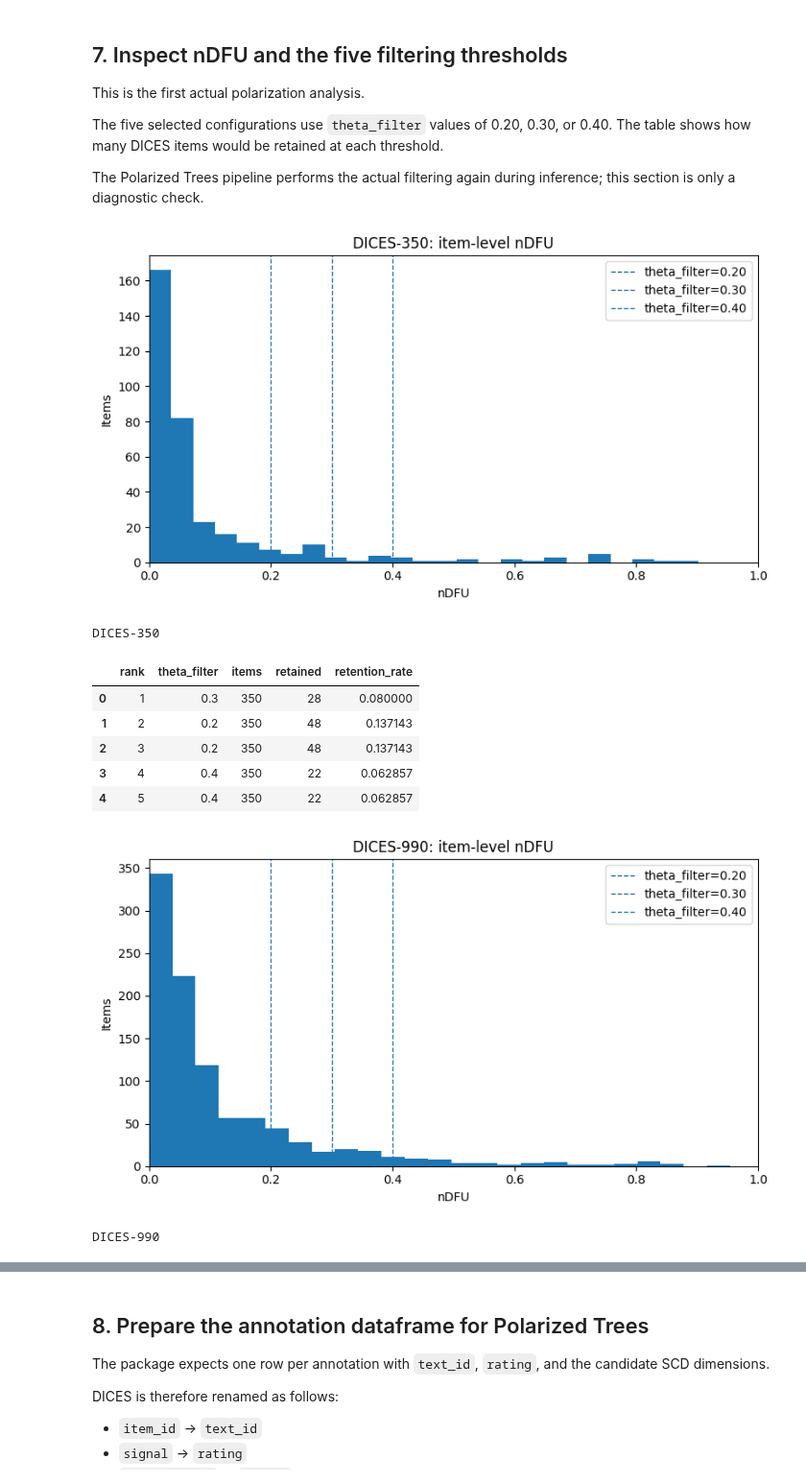
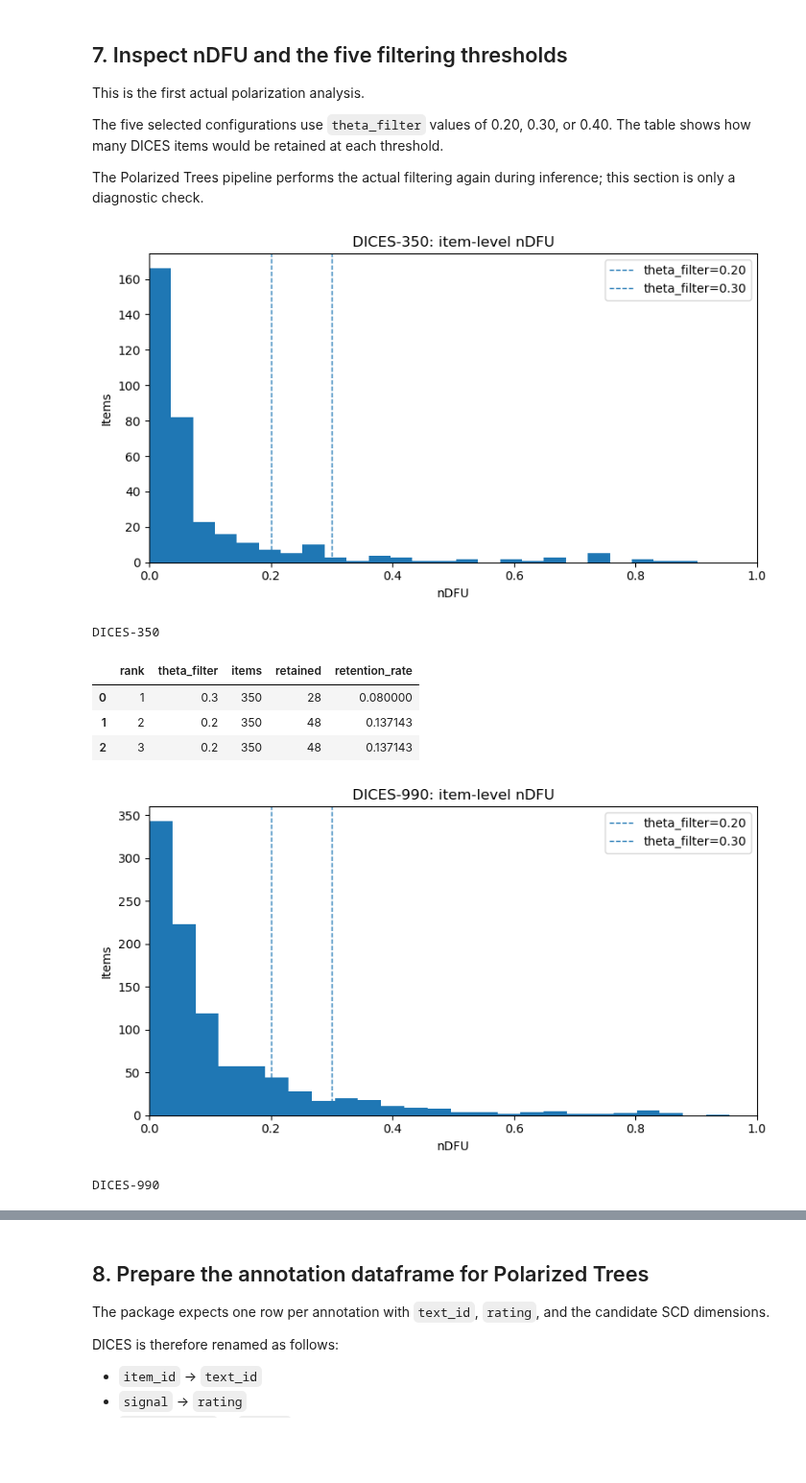
Before and after one commit to Swkratis210204/polartox, a Jupyter notebook: Dices/DICES_polarized_trees_end_to_end.ipynb, the cells around one changed output, grey strips where cells are left out. Shown at 96% size. Cells and saved outputs as stored; diff of their text form; code cells hidden in the pictures; blank space fills up the shorter version.

Commit message:
updated the dices notebook

```diff
--- a/Dices/DICES_polarized_trees_end_to_end.ipynb
+++ b/Dices/DICES_polarized_trees_end_to_end.ipynb
@@ -169,8 +175,8 @@ Change only the two paths below.
 # 2. LOAD DICES DATA
 # ============================================================
 
-DICES_350_PATH = Path("DICES_350.csv")
-DICES_990_PATH = Path("DICES_990.csv")
+DICES_350_PATH = Path("../../DICES_350.csv")
+DICES_990_PATH = Path("../../DICES_990.csv")
 
 df_350 = pd.read_csv(DICES_350_PATH)
 df_990 = pd.read_csv(DICES_990_PATH)
@@ -307,12 +341,13 @@ DICES-990: (45379, 9)
 # 3. VALIDATION AND DATASET SUMMARY
 # ============================================================
 
-ANALYSIS_COLUMNS = SCD_DIMS + ["Q3_bias_overall"]
-
 for name, df in [("DICES-350", df_350), ("DICES-990", df_990)]:
 
+    metric = METRIC_COLUMNS[name]
+    ANALYSIS_COLUMNS = SCD_DIMS + [metric]
+
     print("=" * 70)
-    print(name)
+    print(f"{name}  (metric: {metric})")
     print("=" * 70)
 
     # --------------------------------------------------------
@@ -413,13 +448,13 @@ for name, df in [("DICES-350", df_350), ("DICES-990", df_990)]:
     # --------------------------------------------------------
 
     print("\n[Overall rating distribution]")
-    rating_counts = df["Q3_bias_overall"].value_counts()
+    rating_counts = df[metric].value_counts()
 
     print(rating_counts.to_dict())
 
     print("Percentages:")
     print(
-        (df["Q3_bias_overall"].value_counts(normalize=True) * 100)
+        (df[metric].value_counts(normalize=True) * 100)
         .round(2)
         .to_dict()
     )
@@ -431,7 +466,7 @@ for name, df in [("DICES-350", df_350), ("DICES-990", df_990)]:
     # This is descriptive only; it is NOT the DFU measure.
 
     distinct_ratings_per_item = (
-        df.groupby("item_id")["Q3_bias_overall"]
+        df.groupby("item_id")[metric]
         .nunique()
     )
 
@@ -453,7 +488,7 @@ for name, df in [("DICES-350", df_350), ("DICES-990", df_990)]:
     # --------------------------------------------------------
 
     assert df[ANALYSIS_COLUMNS].notna().all().all()
-    assert set(df["Q3_bias_overall"].unique()) == {"No", "Unsure", "Yes"}
+    assert set(df[metric].unique()) == {"No", "Unsure", "Yes"}
     assert df["item_id"].nunique() > 0
 
     print("\n✓ Validation passed.")
@@ -475,6 +510,7 @@ for name, df in [("DICES-350", df_350), ("DICES-990", df_990)]:
 
     summary.append({
         "Dataset": name,
+        "Metric": METRIC_COLUMNS[name],
         "Items": df["item_id"].nunique(),
         "Annotations": len(df),
         "Mean annotations/item": round(annotations_per_item.mean(), 2),
@@ -528,13 +564,15 @@ three levels are equal-interval measurements.
 # %%
 
 # ============================================================
-# 4. ENCODE Q3_bias_overall
+# 4. ENCODE THE TARGET METRIC
 # ============================================================
 
-for df in (df_350, df_990):
+for name, df in [("DICES-350", df_350), ("DICES-990", df_990)]:
 
-    df["Q3_bias_overall_original"] = df["Q3_bias_overall"]
-    df["signal"] = df["Q3_bias_overall"].map(RATING_MAP)
+    metric = METRIC_COLUMNS[name]
+
+    df[f"{metric}_original"] = df[metric]
+    df["signal"] = df[metric].map(RATING_MAP)
 
     assert df["signal"].notna().all()
     assert set(df["signal"].unique()) == {1, 2, 3}
@@ -614,12 +652,14 @@ for name, df in [
     ("DICES-990", df_990),
 ]:
 
+    metric = METRIC_COLUMNS[name]
+
     print("=" * 60)
-    print(f"{name} — Q3_bias_overall")
+    print(f"{name} — {metric}")
     print("=" * 60)
 
     display(
-        categorical_summary(df, "Q3_bias_overall")
+        categorical_summary(df, metric)
         .reindex(annotation_order)
     )
 
@@ -635,8 +675,10 @@ for i, (name, df) in enumerate([
     ("DICES-990", df_990),
 ]):
 
+    metric = METRIC_COLUMNS[name]
+
     proportions = (
-        df["Q3_bias_overall"]
+        df[metric]
         .value_counts(normalize=True)
         .reindex(annotation_order, fill_value=0)
     )
@@ -1377,7 +1417,7 @@ def plot_ndfu_distribution(ndfu_df, dataset_name):
     plt.hist(ndfu_df["ndfu"].dropna(), bins=25)
 
     for theta in sorted({
-        cfg["theta_filter"] for cfg in TOP5_CONFIGS
+        cfg["theta_filter"] for cfg in TOP3_CONFIGS
     }):
         plt.axvline(
             theta,
@@ -1395,43 +1435,41 @@ def plot_ndfu_distribution(ndfu_df, dataset_name):
     plt.show()
 
 
 def filtering_summary(ndfu_df, dataset_name):
 
     rows = []
 
-    for cfg in TOP5_CONFIGS:
+    for cfg in TOP3_CONFIGS:
 
         theta = cfg["theta_filter"]
         retained = (ndfu_df["ndfu"] >= theta).sum()
         total = len(ndfu_df)
 
         rows.append({
             "rank": cfg["rank"],
             "theta_filter": theta,
             "items": total,
             "retained": retained,
             "retention_rate": retained / total,
         })
 
     print(dataset_name)
     display(pd.DataFrame(rows))
 
 
 plot_ndfu_distribution(ndfu_350, "DICES-350")
 filtering_summary(ndfu_350, "DICES-350")
 
 plot_ndfu_distribution(ndfu_990, "DICES-990")
 filtering_summary(ndfu_990, "DICES-990")
 # %% [output]
-[figure, old version]
+[figure, new version]
 DICES-350
 |  | rank | theta_filter | items | retained | retention_rate |
 | 0 | 1 | 0.3 | 350 | 28 | 0.080000 |
 | 1 | 2 | 0.2 | 350 | 48 | 0.137143 |
 | 2 | 3 | 0.2 | 350 | 48 | 0.137143 |
-| 3 | 4 | 0.4 | 350 | 22 | 0.062857 |
-| 4 | 5 | 0.4 | 350 | 22 | 0.062857 |
-[figure, old version]
+[figure, new version]
 DICES-990
 |  | rank | theta_filter | items | retained | retention_rate |
 | 0 | 1 | 0.3 | 990 | 105 | 0.106061 |
```
Also changed, not shown: parts of 23 cells of this notebook, 44 other files.
